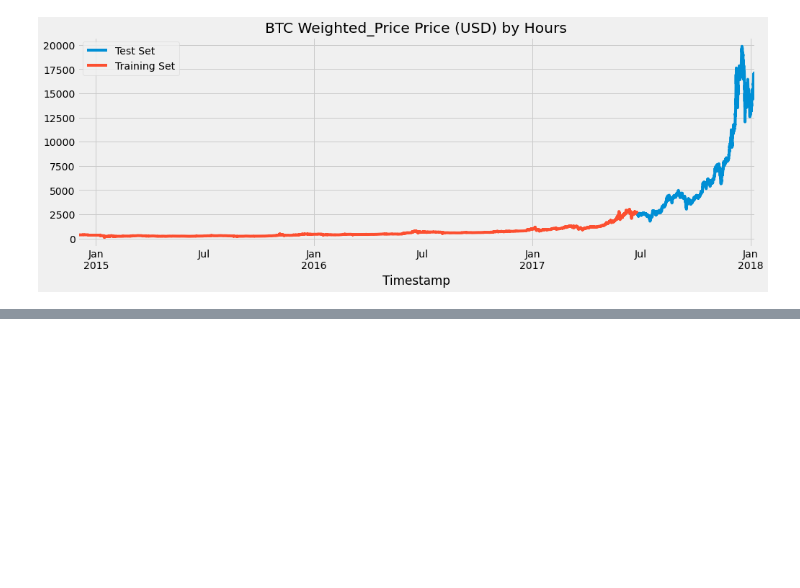
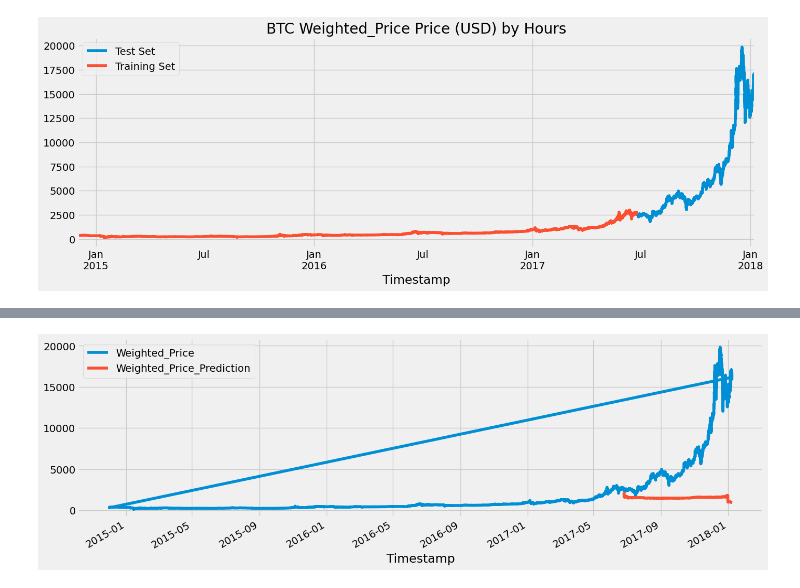
Before and after one commit to minhphuong4203-bot/21128771_Da2_lab05, a Jupyter notebook: 21128771_DangMinhPhuong_lab04.ipynb, the cells around one changed output, grey strips where cells are left out. Saved outputs shown, nothing was run; the diff lists cells and outputs as text; code cells hidden in the pictures; blank space fills up the shorter version.

```diff
--- a/21128771_DangMinhPhuong_lab04.ipynb
+++ b/21128771_DangMinhPhuong_lab04.ipynb
@@ -445,0 +510,7 @@ TypeError: fit() got an unexpected keyword argument 'early_stopping_rounds'
+# %%
+data_test['Weighted_Price_Prediction'] = model.predict(X_test)
+data_all = pd.concat([data_test, data_train], sort=False)
+# %%
+_ = data_all[['Weighted_Price','Weighted_Price_Prediction']].plot(figsize=(15, 5))
+# %% [output]
+[figure, added]
```
Also changed, not shown: parts of 53 cells of this notebook, 2 other files.
